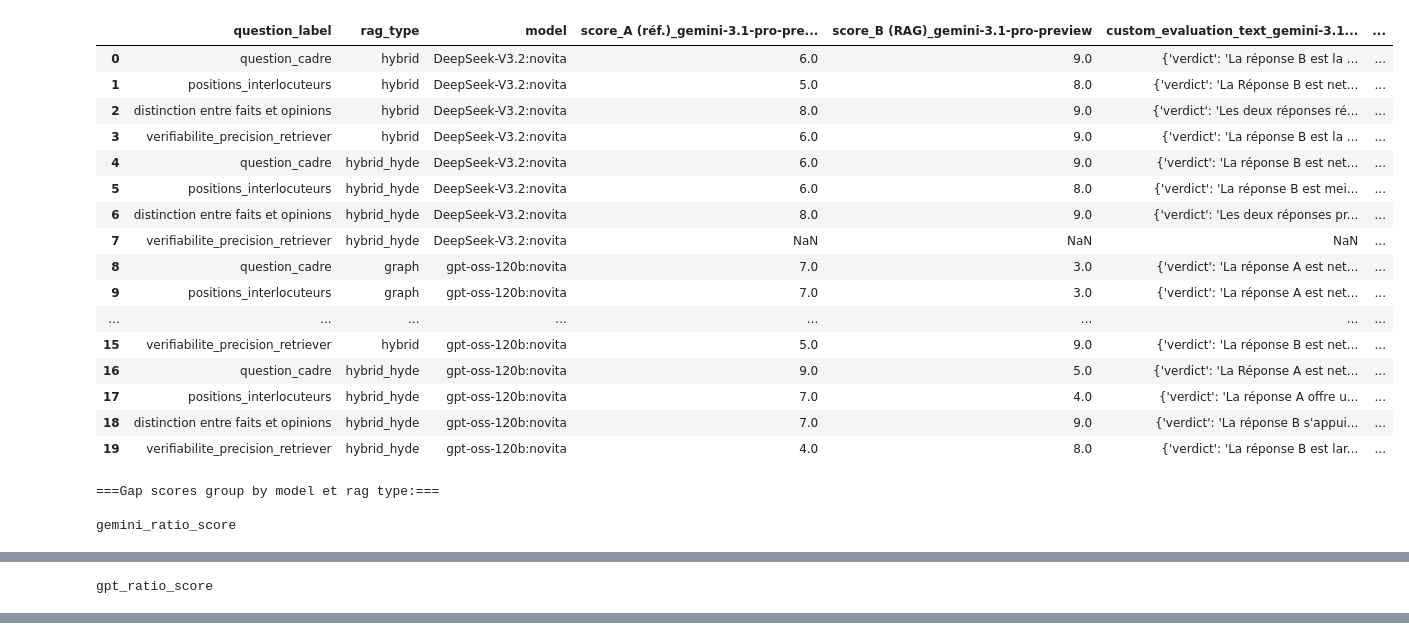
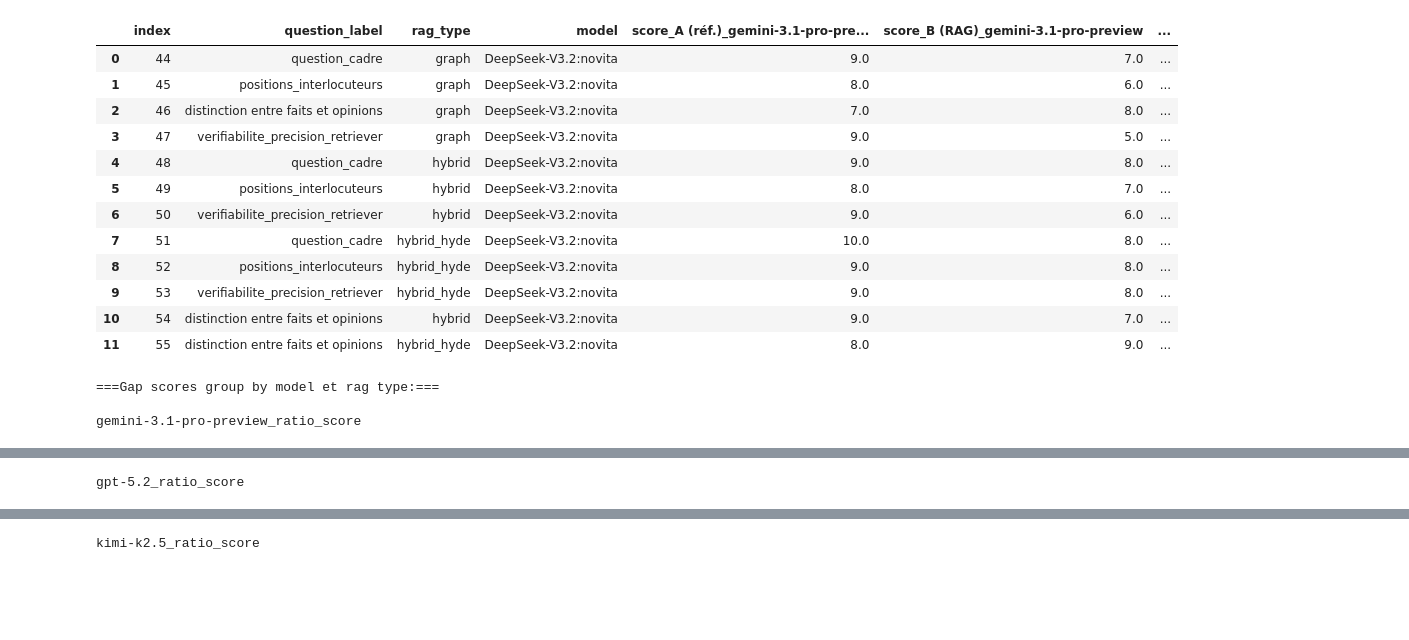
Before and after one commit to IA-audiovisuel/MVP, a Jupyter notebook: scripts/analyse-evaluations-QG.ipynb, the cells around one changed output, grey strips where cells are left out. Drawn from its saved outputs; the diff is of its cells as text; code cells hidden in the pictures; blank space fills up the shorter version.

```diff
--- a/scripts/analyse-evaluations-QG.ipynb
+++ b/scripts/analyse-evaluations-QG.ipynb
@@ -1,45 +1,52 @@
 # %%
 import pandas as pd
 
-df_evaluations=pd.read_json("evaluations_results_pipeline-QG.json")
-print(df_evaluations.shape)
-# print("réponses vides;")
-# display(df_evaluations[df_evaluations["Score_claude-sonnet-4.6"]==1])
+df_evaluations_all=pd.read_json("./evaluations/evaluations_results_pipeline-QG.json")
+print("DF shape;", df_evaluations_all.shape)
+print("Corpus évalués:", df_evaluations_all["corpus"].unique())
 
-df_evaluations["claude_gap_score"]=df_evaluations["score_A (réf.)_claude-sonnet-4.6"]-df_evaluations["score_B (RAG)_claude-sonnet-4.6"]
-df_evaluations["claude_ratio_score"]=round(df_evaluations["score_B (RAG)_claude-sonnet-4.6"]/df_evaluations["score_A (réf.)_claude-sonnet-4.6"], 2)
-df_evaluations["claude_variation_score"]=round((df_evaluations["score_B (RAG)_claude-sonnet-4.6"]-df_evaluations["score_A (réf.)_claude-sonnet-4.6"])/df_evaluations["score_A (réf.)_claude-sonnet-4.6"], 2)
 
-df_evaluations["gemini_gap_score"]=df_evaluations["score_A (réf.)_gemini-3.1-pro-preview"]-df_evaluations["score_B (RAG)_gemini-3.1-pro-preview"]
-df_evaluations["gemini_ratio_score"]=round(df_evaluations["score_B (RAG)_gemini-3.1-pro-preview"]/df_evaluations["score_A (réf.)_gemini-3.1-pro-preview"], 2)
-df_evaluations["gemini_variation_score"]=round((df_evaluations["score_B (RAG)_gemini-3.1-pro-preview"]-df_evaluations["score_A (réf.)_gemini-3.1-pro-preview"])/df_evaluations["score_A (réf.)_gemini-3.1-pro-preview"], 2)
+df_evaluations=df_evaluations_all[df_evaluations_all["corpus"]=='Un-cerveau-comment-ca-marche'].reset_index().copy()
+used_judges=[el.split("_")[-1] for el in df_evaluations.columns if "custom_evaluation_text" in el]
+print("used_judges:\n", used_judges)
 
-df_evaluations["gpt_gap_score"]=df_evaluations["score_A (réf.)_gpt-5.2"]-df_evaluations["score_B (RAG)_gpt-5.2"]
-df_evaluations["gpt_ratio_score"]=round(df_evaluations["score_B (RAG)_gpt-5.2"]/df_evaluations["score_A (réf.)_gpt-5.2"], 2)
-df_evaluations["gpt_variation_score"]=round((df_evaluations["score_B (RAG)_gpt-5.2"]-df_evaluations["score_A (réf.)_gpt-5.2"])/df_evaluations["score_A (réf.)_gpt-5.2"], 2)
+models_ratio_scores=[]
+for judge in used_judges:
+    label_metric=f"{judge}_ratio_score"
+    score=round(df_evaluations[f"score_B (RAG)_{judge}"]/df_evaluations[f"score_A (réf.)_{judge}"], 2)
+    if score.any():
+        df_evaluations[label_metric]=score
+        models_ratio_scores.append(label_metric)
+
+# df_evaluations["gemini-3-pro_ratio_score"]=round(df_evaluations["score_B (RAG)_gemini-3.1-pro-preview"]/df_evaluations["score_A (réf.)_gemini-3.1-pro-preview"], 2)
+
+# df_evaluations["gpt-5.2_ratio_score"]=round(df_evaluations["score_B (RAG)_gpt-5.2"]/df_evaluations["score_A (réf.)_gpt-5.2"], 2)
 
 
 
-df_evaluations["gemini-flash_ratio_score"]=round(df_evaluations["score_B (RAG)_gemini-3-flash-preview"]/df_evaluations["score_A (réf.)_gemini-3-flash-preview"], 2)
-df_evaluations["gpt-mini_ratio_score"]=round(df_evaluations["score_B (RAG)_gpt-5-mini"]/df_evaluations["score_A (réf.)_gpt-5-mini"], 2)
+
+# df_evaluations["deepseek-3.2_ratio_score"]=round(df_evaluations["score_B (RAG)_deepseek-v3.2"]/df_evaluations["score_A (réf.)_deepseek-v3.2"], 2)
+# df_evaluations["kimi-k2.5_ratio_score"]=round(df_evaluations["score_B (RAG)_kimi-k2.5"]/df_evaluations["score_A (réf.)_kimi-k2.5"], 2)
 
 
 display(df_evaluations.drop(columns=[
     "corpus", "question", "question_level", "date",
     "reponse_reference", "response",
-    "custom_evaluation_text_claude-sonnet-4.6", "custom_evaluation_text_gpt-5.2", "custom_evaluation_text_gpt-5-mini", "custom_evaluation_text_gemini-3-flash-preview",
+    "custom_evaluation_text_claude-sonnet-4.6",  "custom_evaluation_text_gpt-5-mini", "custom_evaluation_text_gemini-3-flash-preview",
+    "custom_evaluation_text_deepseek-v3.2", "custom_evaluation_text_kimi-k2.5",
     # "custom_evaluation_text_gemini-3.1-pro-preview"
+    # "custom_evaluation_text_gpt-5.2",
     'score_A (réf.)_claude-sonnet-4.6', 'score_B (RAG)_claude-sonnet-4.6',
     # 'score_A (réf.)_gemini-3.1-pro-preview', 'score_B (RAG)_gemini-3.1-pro-preview',
      'score_A (réf.)_gemini-3-flash-preview', 'score_B (RAG)_gemini-3-flash-preview',
      'score_A (réf.)_gpt-5.2', 'score_B (RAG)_gpt-5.2',
+    "score_A (réf.)_deepseek-v3.2", "score_B (RAG)_deepseek-v3.2" ,
+    "score_A (réf.)_kimi-k2.5", "score_B (RAG)_kimi-k2.5",
     'score_A (réf.)_gpt-5-mini', 'score_B (RAG)_gpt-5-mini',
-    "claude_ratio_score", "claude_gap_score", "gemini_gap_score", "gpt_gap_score", "claude_variation_score", "gemini_variation_score", "gpt_variation_score"
 ]))
 
 print("\n===Gap scores group by model et rag type:===\n")
-# for s in ["gemini_gap_score", "gpt_gap_score"]:
-for s in ["gemini_ratio_score", "gpt_ratio_score", "gpt-mini_ratio_score"]:
+for s in models_ratio_scores:
     print(s)
     display(df_evaluations.groupby(["model", 'rag_type'])[s].mean().reset_index())
 # %% [output]
@@ -47,20 +58,16 @@ for s in ["gemini_ratio_score", "gpt_ratio_score", "gpt-mini_ratio_score"]:
-|  | question_label | rag_type | model | score_A (réf.)_gemini-3.1-pro-pre... | score_B (RAG)_gemini-3.1-pro-preview | custom_evaluation_text_gemini-3.1... | ... |
-| 0 | question_cadre | hybrid | DeepSeek-V3.2:novita | 6.0 | 9.0 | {'verdict': 'La réponse B est la ... | ... |
-| 1 | positions_interlocuteurs | hybrid | DeepSeek-V3.2:novita | 5.0 | 8.0 | {'verdict': 'La Réponse B est net... | ... |
-| 2 | distinction entre faits et opinions | hybrid | DeepSeek-V3.2:novita | 8.0 | 9.0 | {'verdict': 'Les deux réponses ré... | ... |
-| 3 | verifiabilite_precision_retriever | hybrid | DeepSeek-V3.2:novita | 6.0 | 9.0 | {'verdict': 'La réponse B est la ... | ... |
-| 4 | question_cadre | hybrid_hyde | DeepSeek-V3.2:novita | 6.0 | 9.0 | {'verdict': 'La réponse B est net... | ... |
-| 5 | positions_interlocuteurs | hybrid_hyde | DeepSeek-V3.2:novita | 6.0 | 8.0 | {'verdict': 'La réponse B est mei... | ... |
-| 6 | distinction entre faits et opinions | hybrid_hyde | DeepSeek-V3.2:novita | 8.0 | 9.0 | {'verdict': 'Les deux réponses pr... | ... |
-| 7 | verifiabilite_precision_retriever | hybrid_hyde | DeepSeek-V3.2:novita | NaN | NaN | NaN | ... |
-| 8 | question_cadre | graph | gpt-oss-120b:novita | 7.0 | 3.0 | {'verdict': 'La réponse A est net... | ... |
-| 9 | positions_interlocuteurs | graph | gpt-oss-120b:novita | 7.0 | 3.0 | {'verdict': 'La réponse A est net... | ... |
-| ... | ... | ... | ... | ... | ... | ... | ... |
-| 15 | verifiabilite_precision_retriever | hybrid | gpt-oss-120b:novita | 5.0 | 9.0 | {'verdict': 'La réponse B est net... | ... |
-| 16 | question_cadre | hybrid_hyde | gpt-oss-120b:novita | 9.0 | 5.0 | {'verdict': 'La Réponse A est net... | ... |
-| 17 | positions_interlocuteurs | hybrid_hyde | gpt-oss-120b:novita | 7.0 | 4.0 | {'verdict': 'La réponse A offre u... | ... |
-| 18 | distinction entre faits et opinions | hybrid_hyde | gpt-oss-120b:novita | 7.0 | 9.0 | {'verdict': 'La réponse B s'appui... | ... |
-| 19 | verifiabilite_precision_retriever | hybrid_hyde | gpt-oss-120b:novita | 4.0 | 8.0 | {'verdict': 'La réponse B est lar... | ... |
+|  | index | question_label | rag_type | model | score_A (réf.)_gemini-3.1-pro-pre... | score_B (RAG)_gemini-3.1-pro-preview | ... |
+| 0 | 44 | question_cadre | graph | DeepSeek-V3.2:novita | 9.0 | 7.0 | ... |
+| 1 | 45 | positions_interlocuteurs | graph | DeepSeek-V3.2:novita | 8.0 | 6.0 | ... |
+| 2 | 46 | distinction entre faits et opinions | graph | DeepSeek-V3.2:novita | 7.0 | 8.0 | ... |
+| 3 | 47 | verifiabilite_precision_retriever | graph | DeepSeek-V3.2:novita | 9.0 | 5.0 | ... |
+| 4 | 48 | question_cadre | hybrid | DeepSeek-V3.2:novita | 9.0 | 8.0 | ... |
+| 5 | 49 | positions_interlocuteurs | hybrid | DeepSeek-V3.2:novita | 8.0 | 7.0 | ... |
+| 6 | 50 | verifiabilite_precision_retriever | hybrid | DeepSeek-V3.2:novita | 9.0 | 6.0 | ... |
+| 7 | 51 | question_cadre | hybrid_hyde | DeepSeek-V3.2:novita | 10.0 | 8.0 | ... |
+| 8 | 52 | positions_interlocuteurs | hybrid_hyde | DeepSeek-V3.2:novita | 9.0 | 8.0 | ... |
+| 9 | 53 | verifiabilite_precision_retriever | hybrid_hyde | DeepSeek-V3.2:novita | 9.0 | 8.0 | ... |
+| 10 | 54 | distinction entre faits et opinions | hybrid | DeepSeek-V3.2:novita | 9.0 | 7.0 | ... |
+| 11 | 55 | distinction entre faits et opinions | hybrid_hyde | DeepSeek-V3.2:novita | 8.0 | 9.0 | ... |
 ===Gap scores group by model et rag type:===
 
-gemini_ratio_score
+gemini-3.1-pro-preview_ratio_score
@@ -73 +78 @@ gemini_ratio_score
-gpt_ratio_score
+gpt-5.2_ratio_score
@@ -86,0 +88 @@ gpt-mini_ratio_score
+kimi-k2.5_ratio_score
```
Also changed, not shown: parts of 6 cells of this notebook, 6 other files.
